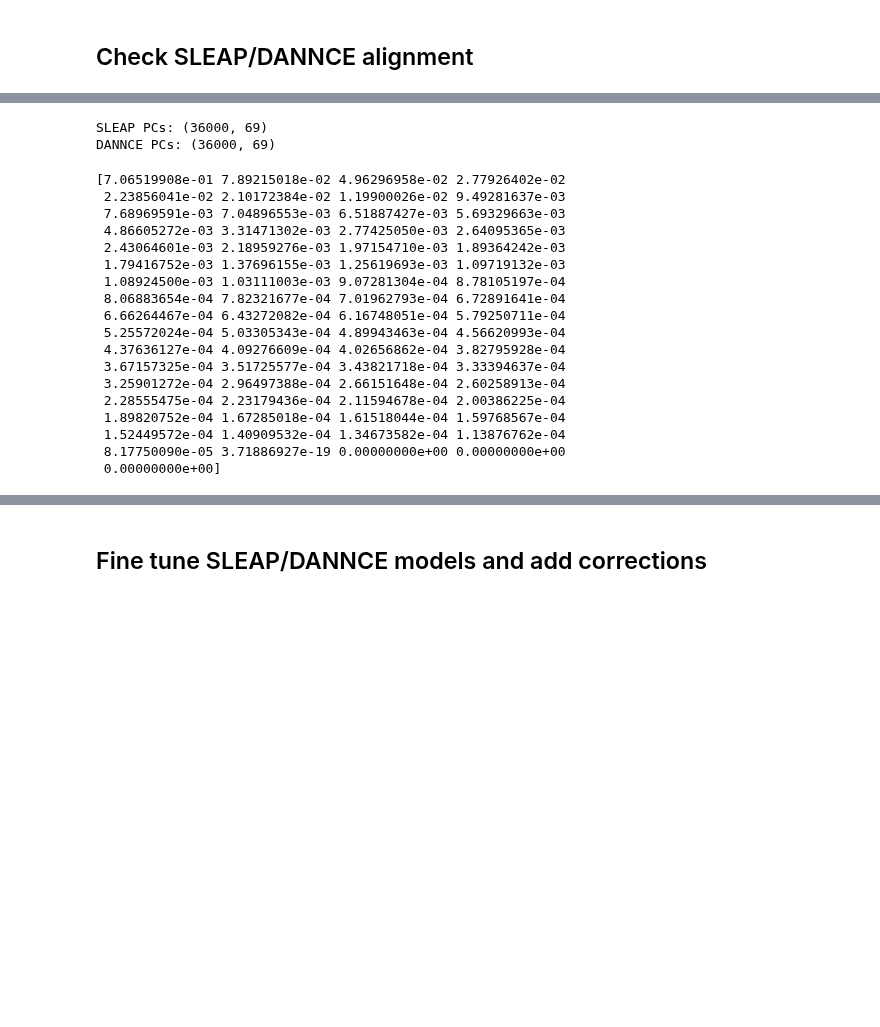
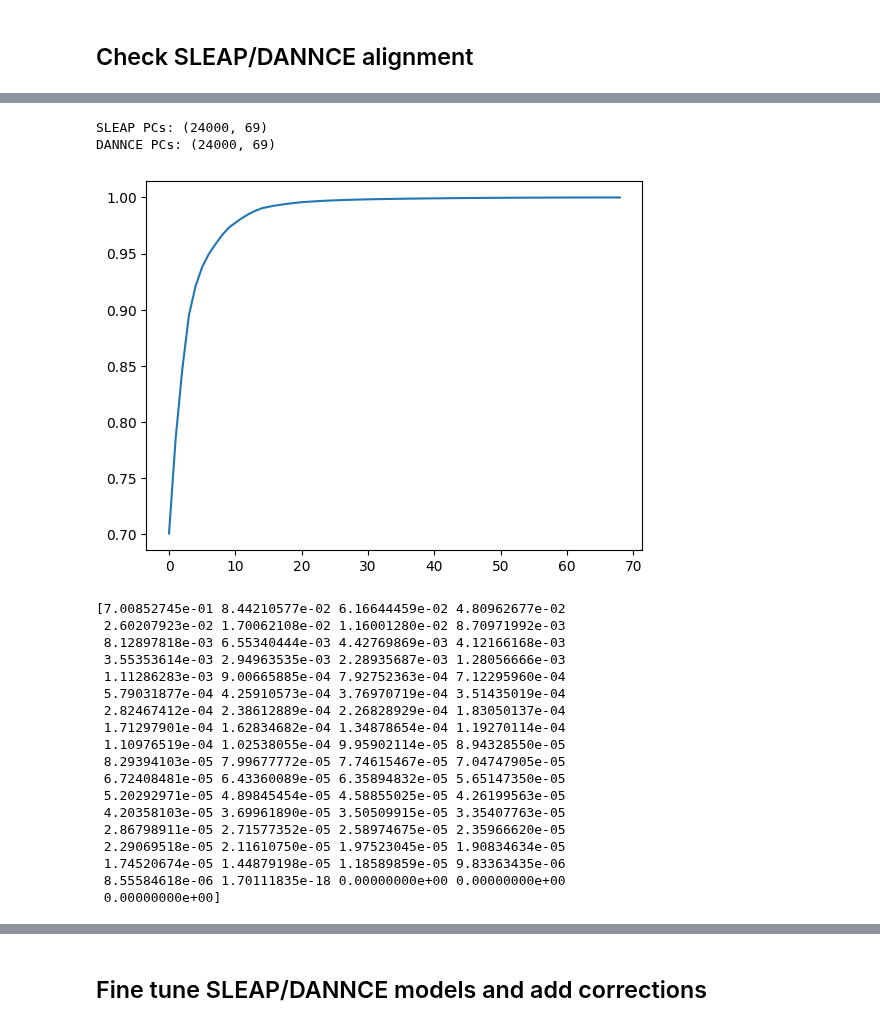
Before and after one commit to dysprague/CLIRB_analyses, a Jupyter notebook: baseline_checks.ipynb, the cells around one changed output, grey strips where cells are left out. Saved outputs shown, nothing was run; the diff lists cells and outputs as text; code cells hidden in the pictures; blank space fills up the shorter version.

```diff
--- a/baseline_checks.ipynb
+++ b/baseline_checks.ipynb
@@ -46,13 +46,18 @@ from processing import get_template_match_indices, closest_indices
 
 from scipy.ndimage import median_filter
 # %%
-rat = 'R1'
-session = '2025_11_12_1'
+%matplotlib inline
+
+rat = 'R5'
+session = '2026_06_09_1'
 datapath = "/home/yutaka-sprague/olveczky_lab/Lab/CLIRB/data"
 folder = f'{rat}/{session}'
 
-keys = load_sleap_dannce_keys(rat, session)
-aligned = load_aligned_data(rat, session)
+keys = sio.loadmat(os.path.join(datapath, folder, 'processed', 'sleap_dannce_keys.mat'), simplify_cells=True)
+aligned = sio.loadmat(os.path.join(datapath, folder, 'processed', 'aligned_data.mat'), simplify_cells=True)
+
+#keys = load_sleap_dannce_keys(rat, session)
+#aligned = load_aligned_data(rat, session)
 
 aligned_indices = aligned['dannce_idx_for_sleap_cams'].astype(int).ravel()[1:]
 
@@ -148,55 +401,59 @@ sleap_rotated, _, _ = normalize_skeleton_batch(sleap_flipped)
 # DANNCE: normalize, project (no z-flip; DANNCE is already in template coords).
 dannce_rotated, _, _ = normalize_skeleton_batch(dannce_3d)
 
 sleap_dannce_stack = np.vstack((sleap_rotated, dannce_rotated))
 sleap_dannce_flat = np.reshape(sleap_dannce_stack, (sleap_dannce_stack.shape[0], 69))
 
 sleap_flat = np.reshape(sleap_rotated, (sleap_rotated.shape[0], 69))
 dannce_flat = np.reshape(dannce_rotated, (dannce_rotated.shape[0], 69))
 
 feat_means = np.mean(sleap_dannce_flat, axis=0)
 feat_std = np.std(sleap_dannce_flat, axis=0)
 
 pca = PCA()
 pca.fit(sleap_dannce_flat)
 
 pc_weights = pca.components_
 pc_explained_variance = pca.explained_variance_ratio_
 
+sleap_means = np.mean(sleap_flat, axis=0)
+dannce_means = np.mean(dannce_flat, axis=0)
+
 sleap_pcs = project_to_pcs(sleap_rotated, pc_weights, feat_means)
 dannce_pcs = project_to_pcs(dannce_rotated, pc_weights, feat_means)
 
 print(f'SLEAP PCs: {sleap_pcs.shape}')
 print(f'DANNCE PCs: {dannce_pcs.shape}')
 
 fig = plt.figure()
 
 plt.plot(np.cumsum(pc_explained_variance))
 
 plt.show()
 # %% [output]
-SLEAP PCs: (36000, 69)
-DANNCE PCs: (36000, 69)
+SLEAP PCs: (24000, 69)
+DANNCE PCs: (24000, 69)
+[figure, added]
 # %%
 print(pca.explained_variance_ratio_)
 # %% [output]
-[7.06519908e-01 7.89215018e-02 4.96296958e-02 2.77926402e-02
- 2.23856041e-02 2.10172384e-02 1.19900026e-02 9.49281637e-03
- 7.68969591e-03 7.04896553e-03 6.51887427e-03 5.69329663e-03
- 4.86605272e-03 3.31471302e-03 2.77425050e-03 2.64095365e-03
- 2.43064601e-03 2.18959276e-03 1.97154710e-03 1.89364242e-03
- 1.79416752e-03 1.37696155e-03 1.25619693e-03 1.09719132e-03
- 1.08924500e-03 1.03111003e-03 9.07281304e-04 8.78105197e-04
- 8.06883654e-04 7.82321677e-04 7.01962793e-04 6.72891641e-04
- 6.66264467e-04 6.43272082e-04 6.16748051e-04 5.79250711e-04
- 5.25572024e-04 5.03305343e-04 4.89943463e-04 4.56620993e-04
- 4.37636127e-04 4.09276609e-04 4.02656862e-04 3.82795928e-04
- 3.67157325e-04 3.51725577e-04 3.43821718e-04 3.33394637e-04
- 3.25901272e-04 2.96497388e-04 2.66151648e-04 2.60258913e-04
- 2.28555475e-04 2.23179436e-04 2.11594678e-04 2.00386225e-04
- 1.89820752e-04 1.67285018e-04 1.61518044e-04 1.59768567e-04
- 1.52449572e-04 1.40909532e-04 1.34673582e-04 1.13876762e-04
- 8.17750090e-05 3.71886927e-19 0.00000000e+00 0.00000000e+00
+[7.00852745e-01 8.44210577e-02 6.16644459e-02 4.80962677e-02
+ 2.60207923e-02 1.70062108e-02 1.16001280e-02 8.70971992e-03
+ 8.12897818e-03 6.55340444e-03 4.42769869e-03 4.12166168e-03
+ 3.55353614e-03 2.94963535e-03 2.28935687e-03 1.28056666e-03
+ 1.11286283e-03 9.00665885e-04 7.92752363e-04 7.12295960e-04
+ 5.79031877e-04 4.25910573e-04 3.76970719e-04 3.51435019e-04
+ 2.82467412e-04 2.38612889e-04 2.26828929e-04 1.83050137e-04
+ 1.71297901e-04 1.62834682e-04 1.34878654e-04 1.19270114e-04
+ 1.10976519e-04 1.02538055e-04 9.95902114e-05 8.94328550e-05
+ 8.29394103e-05 7.99677772e-05 7.74615467e-05 7.04747905e-05
+ 6.72408481e-05 6.43360089e-05 6.35894832e-05 5.65147350e-05
+ 5.20292971e-05 4.89845454e-05 4.58855025e-05 4.26199563e-05
+ 4.20358103e-05 3.69961890e-05 3.50509915e-05 3.35407763e-05
+ 2.86798911e-05 2.71577352e-05 2.58974675e-05 2.35966620e-05
+ 2.29069518e-05 2.11610750e-05 1.97523045e-05 1.90834634e-05
+ 1.74520674e-05 1.44879198e-05 1.18589859e-05 9.83363435e-06
+ 8.55584618e-06 1.70111835e-18 0.00000000e+00 0.00000000e+00
  0.00000000e+00]
 # %%
 # If sleap_keys_PCs exists in the data, compare
```
Also changed, not shown: parts of 18 cells of this notebook, 10 other files.
